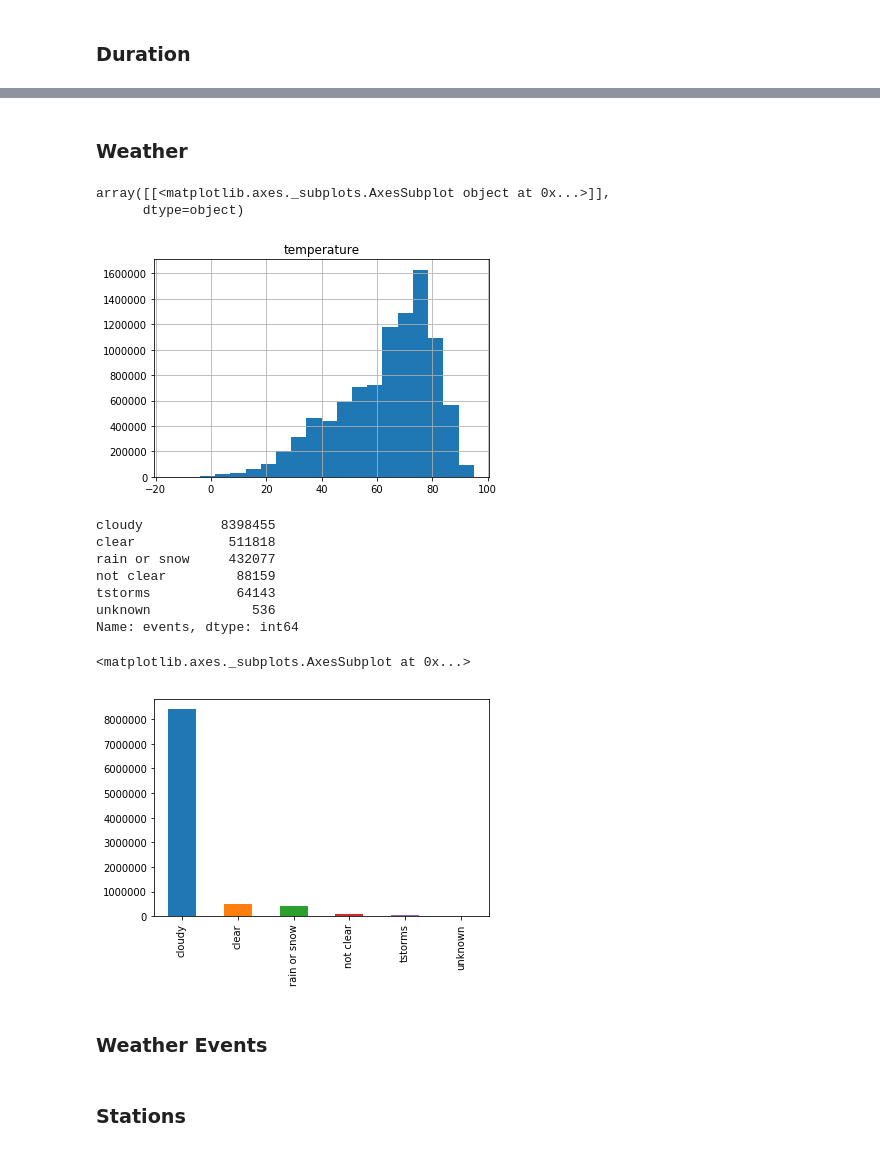
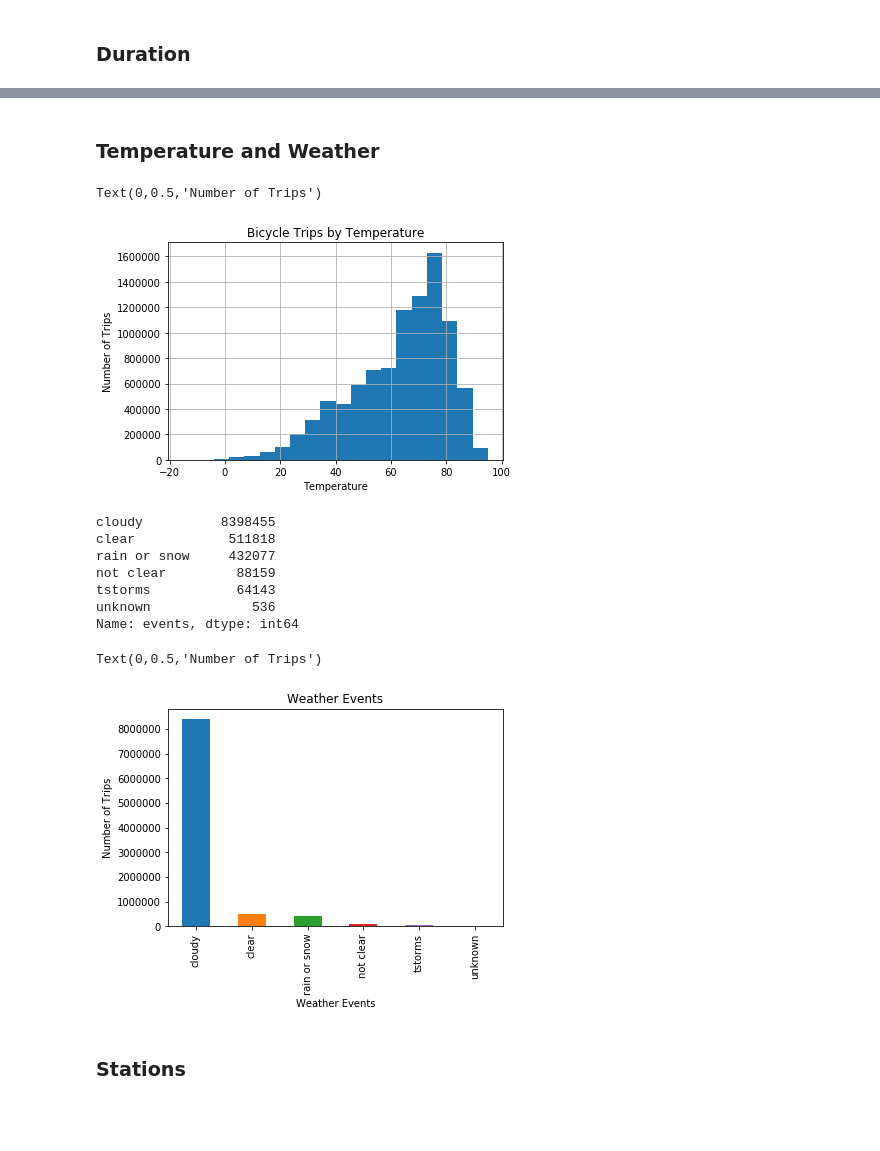
Before and after one commit to karahahn/Springboard_Capstone2, a Jupyter notebook: Capstone 2 Milestone 1.ipynb, the cells around one changed output, grey strips where cells are left out. Saved outputs shown, nothing was run; the diff lists cells and outputs as text; code cells hidden in the pictures; blank space fills up the shorter version.

Commit message:
data cleaning

```diff
--- a/Capstone 2 Milestone 1.ipynb
+++ b/Capstone 2 Milestone 1.ipynb
@@ -76,7 +76,7 @@ df.trip_id.nunique()
 # %%
 # drop rows with duplicate data
 data = df.copy()
-data = data.drop_duplicates()
+data = data.drop_duplicates().sort_values('trip_id')
 # %%
 # make sure the entries match our nunique count
 data.info(null_counts=True)
@@ -105,0 +112,3 @@ The duplicate trip_ids have been dropped, so each trip_id is a unique event. The
+# %%
+# rename day column to numerical day of week
+data = data.rename(columns={'day':'num_day_of_week'})
@@ -105,0 +118,3 @@ The duplicate trip_ids have been dropped, so each trip_id is a unique event. The
+# %%
+# create new column with numerical day of the month
+data['day'] = data['starttime'].dt.day
@@ -105,0 +132,8 @@ The duplicate trip_ids have been dropped, so each trip_id is a unique event. The
+# %%
+# sort columns
+pd.set_option('display.max_columns', 30)
+data = data[['trip_id','year','month','week','day','hour','num_day_of_week','day_of_week',
+             'starttime','stoptime','tripduration','temperature','events','usertype','gender',
+             'from_station_id','from_station_name','latitude_start','longitude_start','dpcapacity_start',
+             'to_station_id','to_station_name','latitude_end','longitude_end','dpcapacity_end']]
+data
@@ -209,12 +358,14 @@ Name: day_of_week, dtype: float64
 # %% [markdown]
-### Weather
+### Temperature and Weather
 # %%
 # histogram of the temperature data
 data.hist('temperature', bins=20)
+plt.title('Bicycle Trips by Temperature')
+plt.xlabel('Temperature')
+plt.ylabel('Number of Trips')
 # %% [output]
-array([[<matplotlib.axes._subplots.AxesSubplot object at 0x...>]],
-      dtype=object)
+Text(0,0.5,'Number of Trips')
-[figure, old version]
+[figure, new version]
 # %%
 # weather events
 data.events.value_counts()
@@ -229,8 +380,9 @@ Name: events, dtype: int64
 # %%
 # bar chart to show relative frequencies of each weather event
 data.events.value_counts().plot(kind='bar')
+plt.title('Weather Events')
+plt.xlabel('Weather Events')
+plt.ylabel('Number of Trips')
 # %% [output]
-<matplotlib.axes._subplots.AxesSubplot at 0x...>
+Text(0,0.5,'Number of Trips')
-[figure, old version]
+[figure, new version]
-# %% [markdown]
-### Weather Events
```
Also changed, not shown: parts of 65 cells of this notebook.
